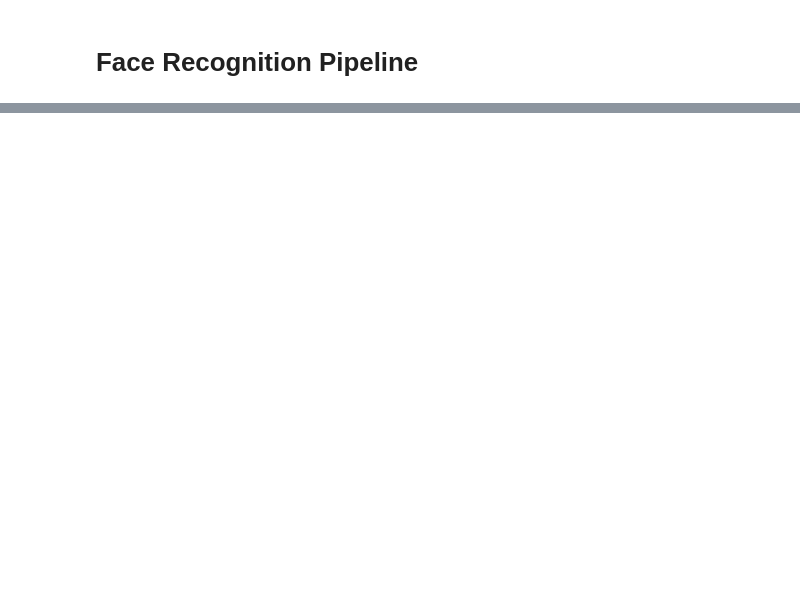
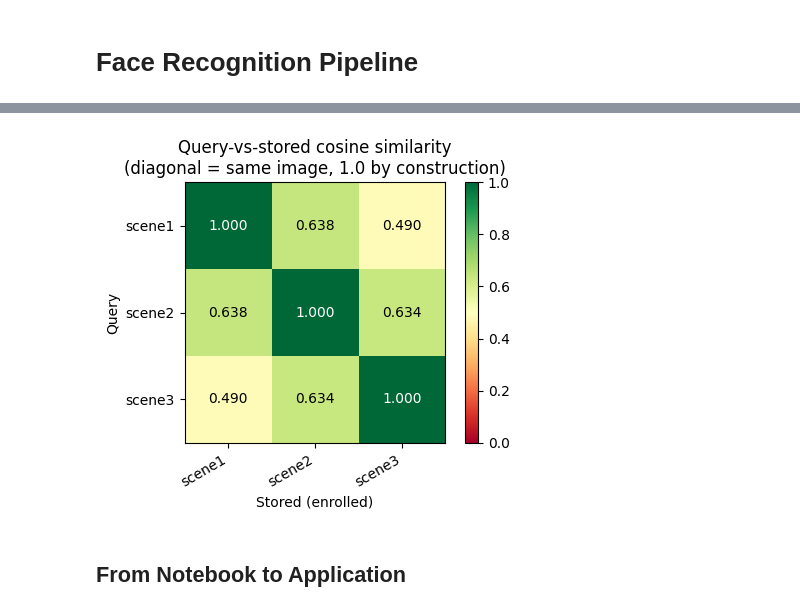
Before and after one commit to avidaldo/computer-vision, a Jupyter notebook: 3-embeddings/face_recognition_pipeline.ipynb, the cells around one changed output, grey strips where cells are left out. Drawn from its saved outputs; the diff is of its cells as text; code cells hidden in the pictures; blank space fills up the shorter version.

```diff
--- a/3-embeddings/face_recognition_pipeline.ipynb
+++ b/3-embeddings/face_recognition_pipeline.ipynb
@@ -267,13 +231,0 @@ Collection ready
-# %%
-# Enroll all three students
-for name in names:
-    emb = embed_face(face_crops[name])
-    face_collection.add(
-        ids        = [f'{name}_enroll_001'],
-        embeddings = [emb.tolist()],
-        metadatas  = [{'student': name,
-                        'enrolled_at': datetime.datetime.now().isoformat(),
-                        'source': 'static_image_demo'}]
-    )
-
-print(f'Enrolled {face_collection.count()} face(s) in ChromaDB')
@@ -412,0 +358,34 @@ Cleanup done
+# %%
+# Visualise similarities as a heatmap
+n = len(names)
+sim_matrix = np.zeros((n, n))
+for i, query_name in enumerate(names):
+    q_emb = embed_face(person_crops[query_name])
+    for j, stored_name in enumerate(names):
+        results = face_collection.query(
+            query_embeddings=[q_emb.tolist()],
+            n_results=1,
+            where={'name': stored_name},
+            include=['distances']
+        )
+        sim_matrix[i, j] = 1 - results['distances'][0][0]
+
+fig, ax = plt.subplots(figsize=(5, 4))
+im = ax.imshow(sim_matrix, vmin=0, vmax=1, cmap='RdYlGn')
+ax.set_xticks(range(n)); ax.set_yticks(range(n))
+ax.set_xticklabels(names, rotation=30, ha='right')
+ax.set_yticklabels(names)
+ax.set_xlabel('Stored (enrolled)')
+ax.set_ylabel('Query')
+for i in range(n):
+    for j in range(n):
+        ax.text(j, i, f'{sim_matrix[i,j]:.3f}', ha='center', va='center', fontsize=10,
+                color='white' if sim_matrix[i,j] < 0.4 or sim_matrix[i,j] > 0.85 else 'black')
+ax.set_title('Query-vs-stored cosine similarity\n(diagonal = same image, 1.0 by construction)')
+plt.colorbar(im, ax=ax)
+plt.tight_layout()
+plt.show()
+# %% [output]
+[figure, added]
+# %% [markdown]
+## From Notebook to Application
```
Also changed, not shown: parts of 48 cells of this notebook, 5 other files.
